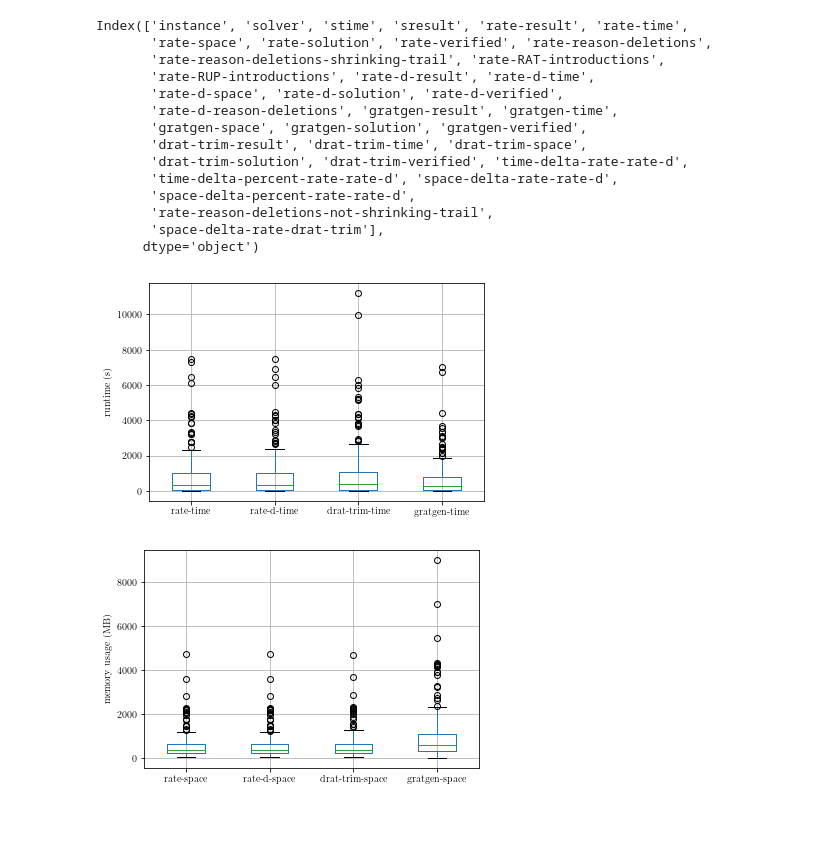
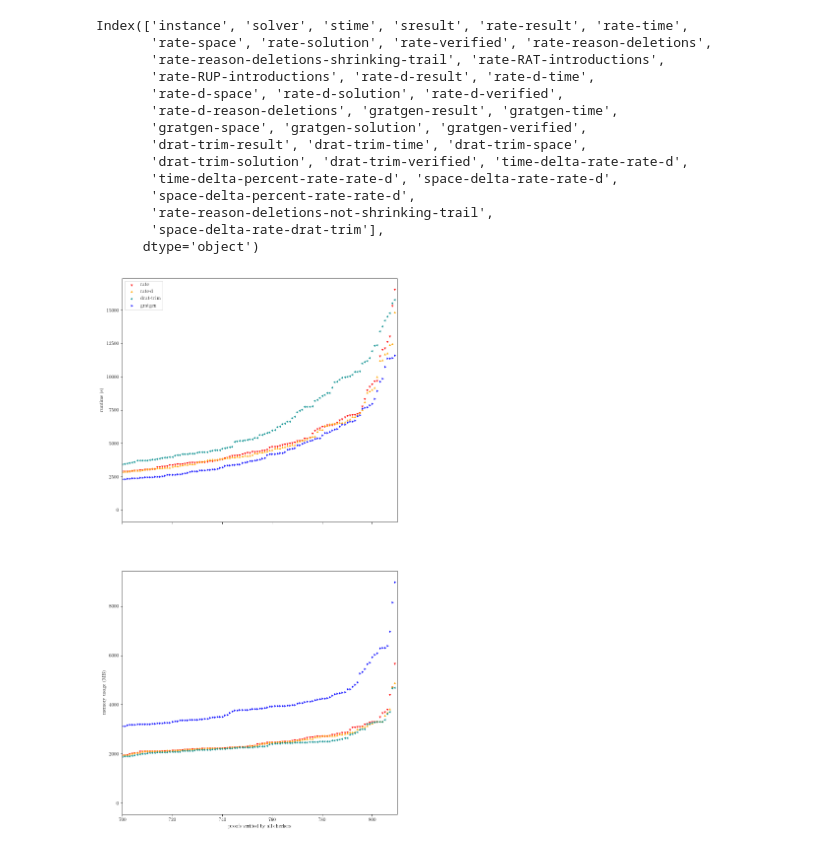
Before and after one commit to krobelus/rate-experiments, a Jupyter notebook: plots.ipynb, the cells around one changed output. Drawn from its saved outputs; the diff is of its cells as text; code cells hidden in the pictures; blank space fills up the shorter version.

```diff
--- a/plots.ipynb
+++ b/plots.ipynb
@@ -56,13 +81,17 @@ MARKERS = {
 }
 
 for c1 in checkers:
-    LABELS[f'{c1}-time'] = f'{c1} runtime (s)'
-    LABELS[f'{c1}-space'] = f'{c1} memory usage (MB)'
+    # LABELS[f'{c1}-time'] = f'{c1} runtime (s)'
+    # LABELS[f'{c1}-space'] = f'{c1} memory usage (MB)'
+    LABELS[f'{c1}-time'] = ''
+    LABELS[f'{c1}-space'] = ''
     for c2 in checkers:
-        LABELS[f'time-delta-{c1}-{c2}'] = f'runtime overhead of {c1} compared to {c2}'
-        LABELS[f'time-delta-percent-{c1}-{c2}'] = f'runtime overhead of {c1} compared to {c2}'
-        LABELS[f'space-delta-{c1}-{c2}'] = f'memory usage overhead of {c1} compared to {c2}'
-        LABELS[f'space-delta-percent-{c1}-{c2}'] = f'memory usage overhead of {c1} compared to {c2}'
+        # LABELS[f'time-delta-{c1}-{c2}'] = f'runtime overhead of {c1} compared to {c2}'
+        # LABELS[f'time-delta-percent-{c1}-{c2}'] = f'runtime overhead of {c1} compared to {c2}'
+        # LABELS[f'space-delta-{c1}-{c2}'] = f'memory usage overhead of {c1} compared to {c2}'
+        # LABELS[f'space-delta-percent-{c1}-{c2}'] = f'memory usage overhead of {c1} compared to {c2}'
+        LABELS[f'time-delta-percent-{c1}-{c2}'] = f'runtime'
+        LABELS[f'space-delta-percent-{c1}-{c2}'] = f'memory usage'
 
 def sort_by_col(df, col):
     tmp = df.sort_values(col)
@@ -79,8 +108,7 @@ def boxplot(df, y, cs=checkers, **kwargs):
     ax = df[[f'{checker}-{y}' for checker in checkers]].boxplot()
     set_labels(ax, y=y)
 
-def compare(df, y, cs=checkers, **kwargs):
-    ax = plt.subplot()
+def compare(ax, df, y, cs=checkers, **kwargs):
     x = list(range(len(df)))
     for checker in cs:
         sort_by_col(df, f'{checker}-{y}').plot(x='index', y=f'{checker}-{y}', ax=ax, \
@@ -96,8 +124,7 @@ def crossplot(df, x, y):
     ax.plot((0, limit), (0, limit), color='green', linestyle='dashed', linewidth=1)
     set_labels(ax, x, y)
 
-def correlation(df, x, y, percent=False, **kwargs):
-    ax = plt.subplot()
+def correlation(ax, df, x, y, percent=False, **kwargs):
     rvf.plot(x, y, ax=ax, kind='scatter', marker='3', **kwargs);
     limit = df[x].max()
     ax.plot((0, limit), (0, 0), color='green', linestyle='dashed', linewidth=1)
@@ -161,11 +183,3 @@ Index(['instance', 'solver', 'stime', 'sresult', 'rate-result', 'rate-time',
        'rate-reason-deletions-not-shrinking-trail',
        'space-delta-rate-drat-trim'],
       dtype='object')
-# %%
-boxplot(vf, 'time'); persist('box-time')
-# %% [output]
-[figure, removed]
-# %%
-boxplot(vf, 'space'); persist('box-space')
-# %% [output]
-[figure, removed]
@@ -171,0 +188,22 @@ boxplot(vf, 'space'); persist('box-space')
+# %%
+def compare(ax, df, y, cs=checkers, **kwargs):
+    x = list(range(len(df)))
+    for checker in cs:
+        sort_by_col(df, f'{checker}-{y}').plot(x='index', y=f'{checker}-{y}', ax=ax, \
+                                               kind='scatter', marker=MARKERS[checker],
+                                               color=COLORS[checker], label=checker, **kwargs)
+        ax.legend(loc='upper left')
+        plt.xlabel('proofs verified by all checkers')
+        set_labels(ax, y=y)
+
+fig, axes = plt.subplots(2, 1, sharex='all', figsize=(5, 10))
+ax1 = axes[0]
+ax2 = axes[1]
+# ax1 = plt.subplot(2, 1, 1)
+# ax2 = plt.subplot(2, 1, 2, sharex=ax1)
+compare(ax1, vf, 'time', xlim=(easy_problems, len(vf)))
+compare(ax2, vf, 'space', xlim=(easy_problems, len(vf)))
+ax2.legend_.remove()
+persist('cactus')
+# %% [output]
+[figure, added]
```
Also changed, not shown: parts of 28 cells of this notebook, 1 other file.
